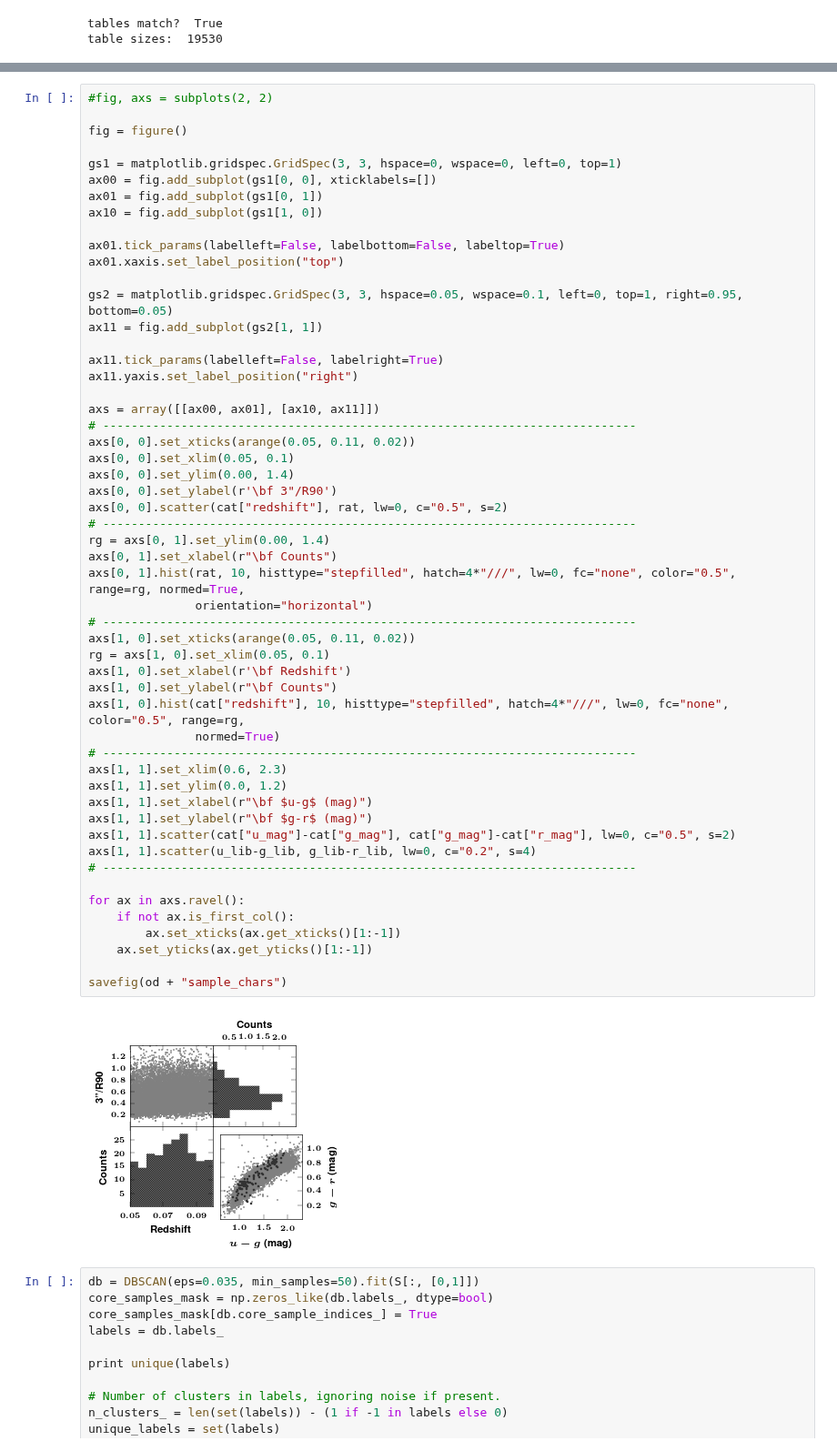
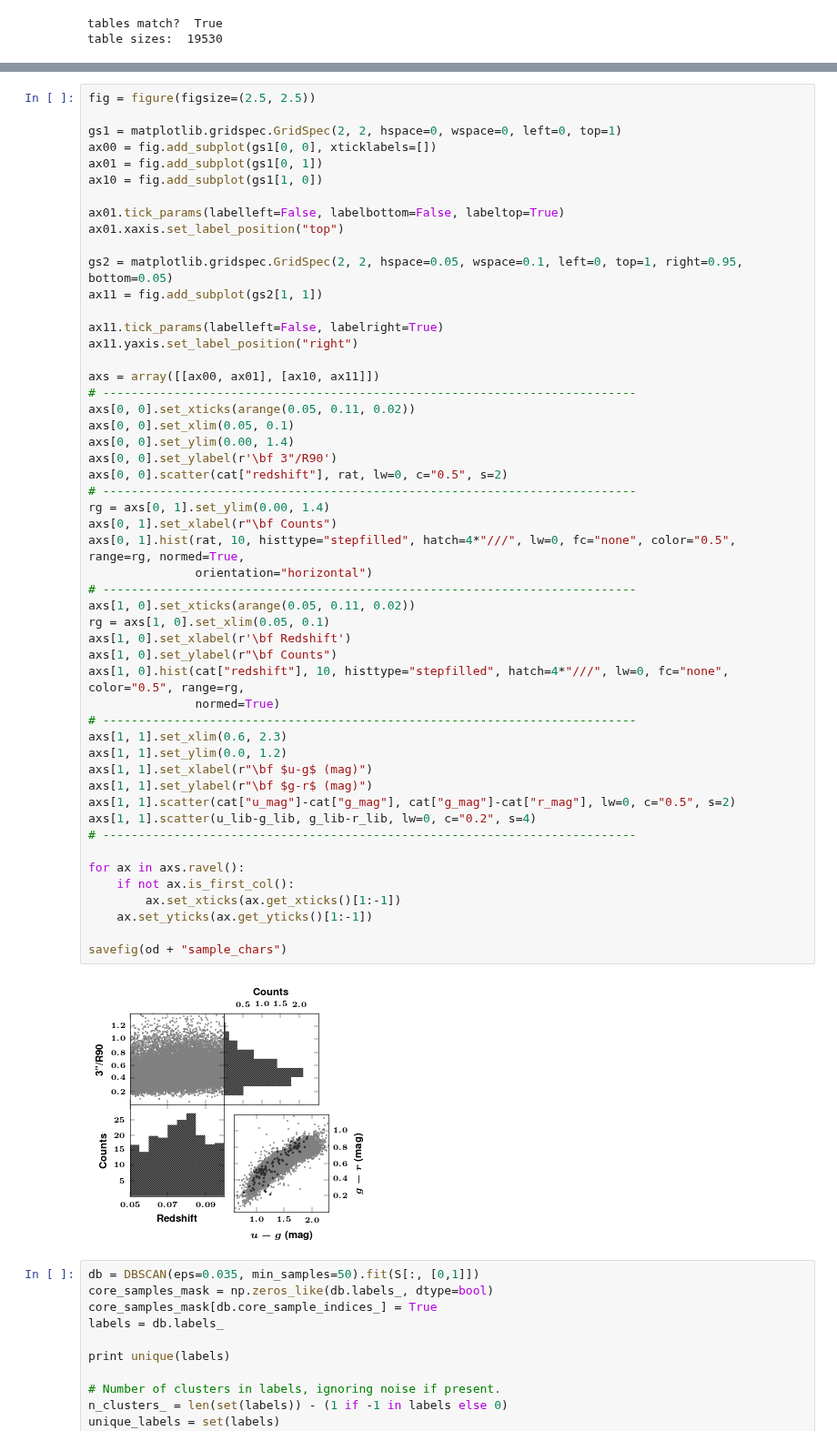
Before and after one commit to ajmejia/notebooks, a Jupyter notebook: RealDeal.ipynb, the cells around one changed output, grey strips where cells are left out. Shown at 91% size. Cells and saved outputs as stored; diff of their text form.

```diff
--- a/RealDeal.ipynb
+++ b/RealDeal.ipynb
@@ -117,9 +129,7 @@ table sizes:  19530
 # %%
-#fig, axs = subplots(2, 2)
+fig = figure(figsize=(2.5, 2.5))
 
-fig = figure()
-
-gs1 = matplotlib.gridspec.GridSpec(3, 3, hspace=0, wspace=0, left=0, top=1)
+gs1 = matplotlib.gridspec.GridSpec(2, 2, hspace=0, wspace=0, left=0, top=1)
 ax00 = fig.add_subplot(gs1[0, 0], xticklabels=[])
 ax01 = fig.add_subplot(gs1[0, 1])
 ax10 = fig.add_subplot(gs1[1, 0])
@@ -127,7 +137,7 @@ ax10 = fig.add_subplot(gs1[1, 0])
 ax01.tick_params(labelleft=False, labelbottom=False, labeltop=True)
 ax01.xaxis.set_label_position("top")
 
-gs2 = matplotlib.gridspec.GridSpec(3, 3, hspace=0.05, wspace=0.1, left=0, top=1, right=0.95, bottom=0.05)
+gs2 = matplotlib.gridspec.GridSpec(2, 2, hspace=0.05, wspace=0.1, left=0, top=1, right=0.95, bottom=0.05)
 ax11 = fig.add_subplot(gs2[1, 1])
 
 ax11.tick_params(labelleft=False, labelright=True)
@@ -141,34 +151,34 @@ axs[0, 0].set_ylim(0.00, 1.4)
 axs[0, 0].set_ylabel(r'\bf 3"/R90')
 axs[0, 0].scatter(cat["redshift"], rat, lw=0, c="0.5", s=2)
 # ---------------------------------------------------------------------------
 rg = axs[0, 1].set_ylim(0.00, 1.4)
 axs[0, 1].set_xlabel(r"\bf Counts")
 axs[0, 1].hist(rat, 10, histtype="stepfilled", hatch=4*"///", lw=0, fc="none", color="0.5", range=rg, normed=True,
                orientation="horizontal")
 # ---------------------------------------------------------------------------
 axs[1, 0].set_xticks(arange(0.05, 0.11, 0.02))
 rg = axs[1, 0].set_xlim(0.05, 0.1)
 axs[1, 0].set_xlabel(r'\bf Redshift')
 axs[1, 0].set_ylabel(r"\bf Counts")
 axs[1, 0].hist(cat["redshift"], 10, histtype="stepfilled", hatch=4*"///", lw=0, fc="none", color="0.5", range=rg,
                normed=True)
 # ---------------------------------------------------------------------------
 axs[1, 1].set_xlim(0.6, 2.3)
 axs[1, 1].set_ylim(0.0, 1.2)
 axs[1, 1].set_xlabel(r"\bf $u-g$ (mag)")
 axs[1, 1].set_ylabel(r"\bf $g-r$ (mag)")
 axs[1, 1].scatter(cat["u_mag"]-cat["g_mag"], cat["g_mag"]-cat["r_mag"], lw=0, c="0.5", s=2)
 axs[1, 1].scatter(u_lib-g_lib, g_lib-r_lib, lw=0, c="0.2", s=4)
 # ---------------------------------------------------------------------------
 
 for ax in axs.ravel():
     if not ax.is_first_col():
         ax.set_xticks(ax.get_xticks()[1:-1])
     ax.set_yticks(ax.get_yticks()[1:-1])
 
 savefig(od + "sample_chars")
 # %% [output]
-[figure, old version]
+[figure, new version]
 # %%
 db = DBSCAN(eps=0.035, min_samples=50).fit(S[:, [0,1]])
 core_samples_mask = np.zeros_like(db.labels_, dtype=bool)
```
Also changed, not shown: parts of 1 cell of this notebook.
